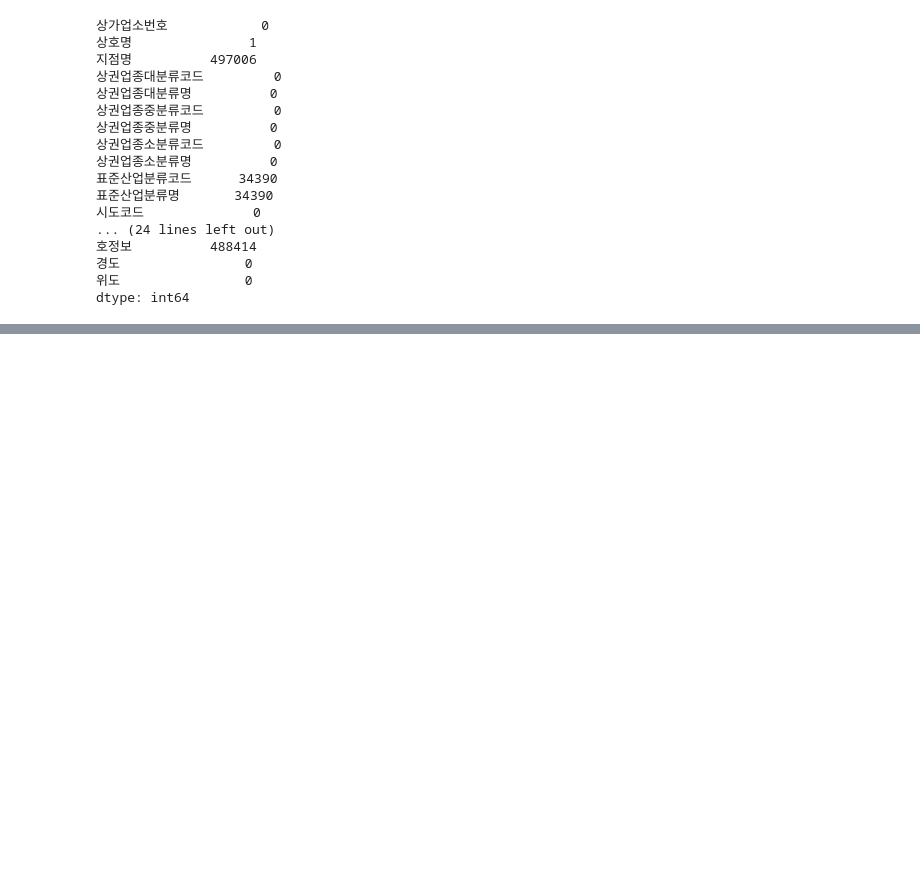
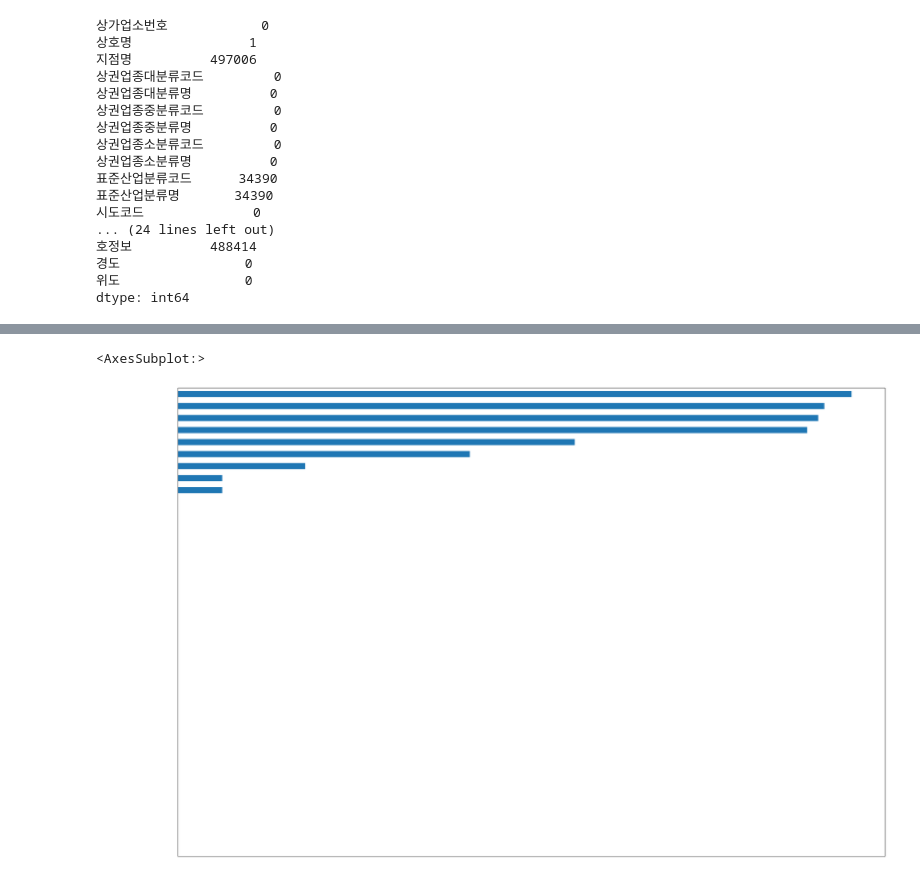
Before and after one commit to Junohera/PythonBasic2021, a Jupyter notebook: 02_DataAnalysis/13_Merchant.ipynb, the cells around one changed output, grey strips where cells are left out. Saved outputs shown, nothing was run; the diff lists cells and outputs as text; code cells hidden in the pictures; blank space fills up the shorter version.

```diff
--- a/02_DataAnalysis/13_Merchant.ipynb
+++ b/02_DataAnalysis/13_Merchant.ipynb
@@ -68,0 +100,7 @@ dtype: int64
+# %%
+setTick()
+# 값을 정렬해서 결측치가 많은 값이 위에 그려지도록 barh로 그립니다.
+n.sort_values().plot.barh(figsize=(30, 20))
+# %% [output]
+<AxesSubplot:>
+[figure, added]
```
Also changed, not shown: parts of 57 cells of this notebook, 2 other files.
